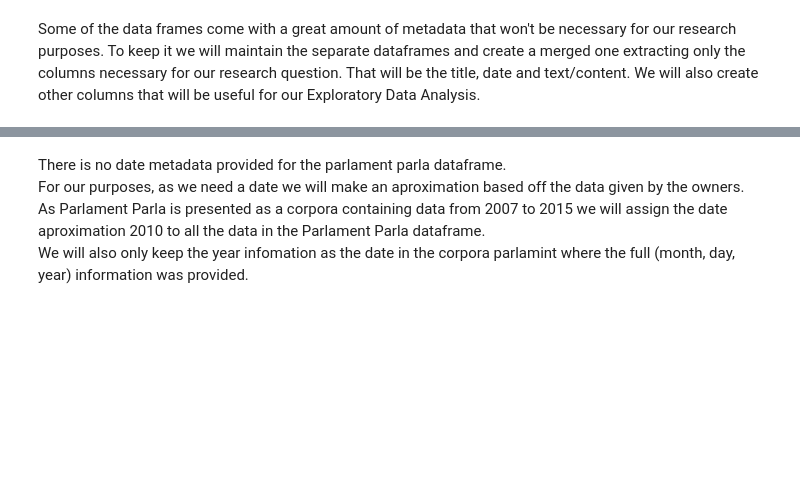
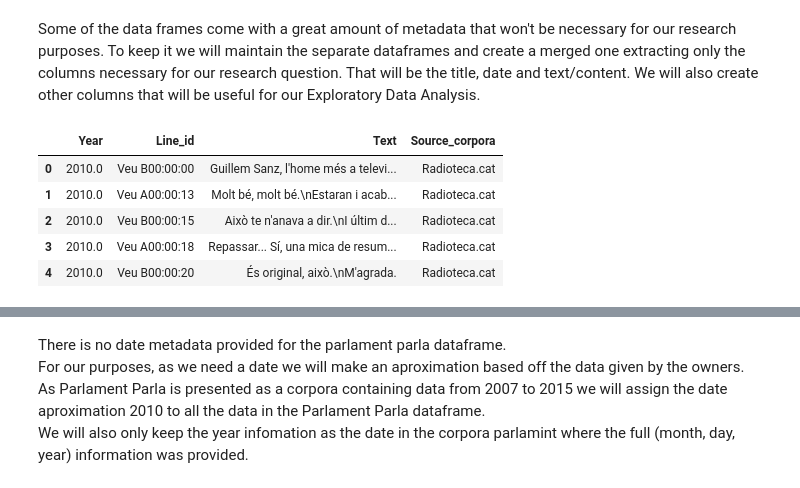
Before and after one commit to Data-Science-for-Linguists-2025/Linguistic-Markers-Catalan-Substitution, a Jupyter notebook: Data-Parsing-Exploratory-Analysis.ipynb, the cells around one changed output, grey strips where cells are left out. Cells and saved outputs as stored; diff of their text form; code cells hidden in the pictures; blank space fills up the shorter version.

```diff
--- a/Data-Parsing-Exploratory-Analysis.ipynb
+++ b/Data-Parsing-Exploratory-Analysis.ipynb
@@ -628,12 +746,21 @@ Some of the data frames come with a great amount of metadata that won't be neces
 # %%
 # creating a reduced dataframe with only the date info, title of the file and content/text columns
 reduced_CTILC = CTILC_df.filter(["Year", "Title", "Text"])
 reduced_parlament_parla = parlament_parla_df.filter(["Path", "Sentence"])
 reduced_parlamint = parlaMint_df.filter(["Date", "Title", "Text"])
+reduced_radioteca = radioteca_df_complete.filter(["Year", "Line_id", "Text"])
 
 # adding a Source Corpora column to keep the data
 reduced_CTILC["Source_corpora"] = "CTILC"
 reduced_parlament_parla["Source_corpora"] = "Parlament Parla"
 reduced_parlamint["Source_corpora"] = "ParlaMint"
+reduced_radioteca["Source_corpora"] = "Radioteca.cat"
 print()
-reduced_parlamint
+reduced_radioteca.head()
+# %% [output]
+|  | Year | Line_id | Text | Source_corpora |
+| 0 | 2010.0 | Veu B00:00:00 | Guillem Sanz, l'home més a televi... | Radioteca.cat |
+| 1 | 2010.0 | Veu A00:00:13 | Molt bé, molt bé.\nEstaran i acab... | Radioteca.cat |
+| 2 | 2010.0 | Veu B00:00:15 | Això te n'anava a dir.\nI últim d... | Radioteca.cat |
+| 3 | 2010.0 | Veu A00:00:18 | Repassar... Sí, una mica de resum... | Radioteca.cat |
+| 4 | 2010.0 | Veu B00:00:20 | És original, això.\nM'agrada. | Radioteca.cat |
```
Also changed, not shown: parts of 27 cells of this notebook.
